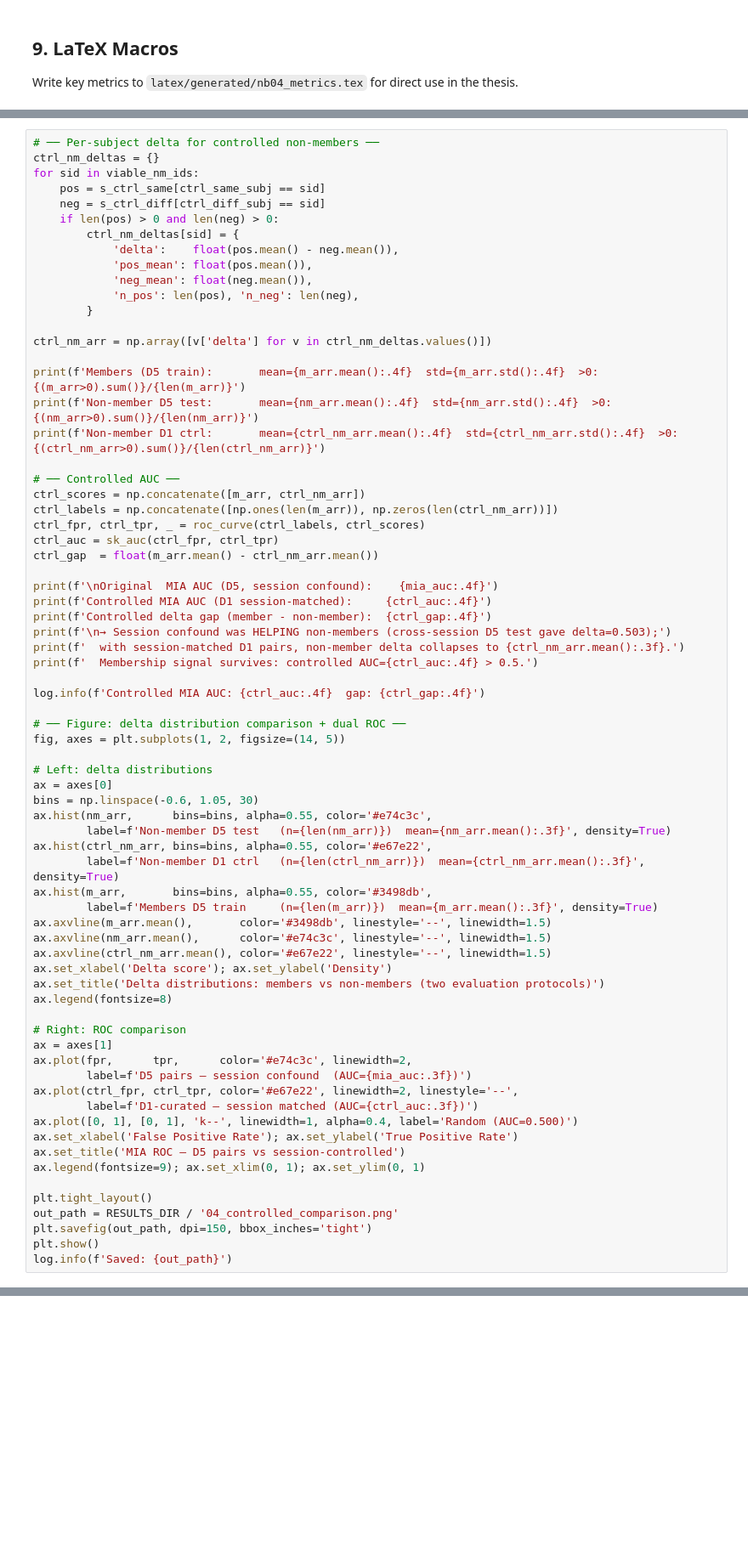
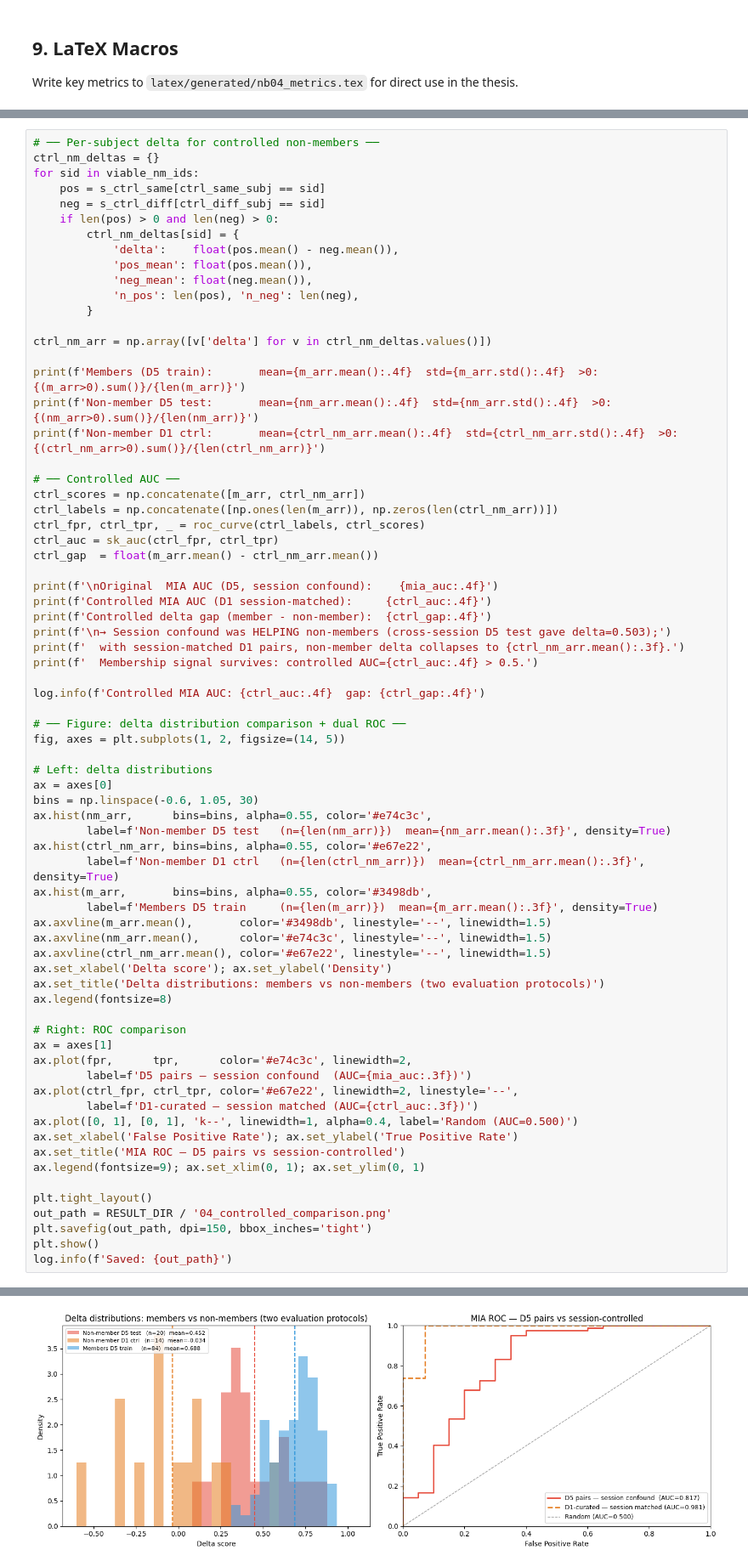
Before and after one commit to Karma39/gait-mia, a Jupyter notebook: notebooks/04_mia_signal.ipynb, the cells around one changed output, grey strips where cells are left out. Shown at 85% size. Drawn from its saved outputs; the diff is of its cells as text; blank space fills up the shorter version.

```diff
--- a/notebooks/04_mia_signal.ipynb
+++ b/notebooks/04_mia_signal.ipynb
@@ -723,7 +805,8 @@ ax.set_title('MIA ROC — D5 pairs vs session-controlled')
 ax.legend(fontsize=9); ax.set_xlim(0, 1); ax.set_ylim(0, 1)
 
 plt.tight_layout()
-out_path = RESULTS_DIR / '04_controlled_comparison.png'
+out_path = RESULT_DIR / '04_controlled_comparison.png'
 plt.savefig(out_path, dpi=150, bbox_inches='tight')
 plt.show()
 log.info(f'Saved: {out_path}')
+# %% [output]
@@ -729,0 +825 @@ log.info(f'Saved: {out_path}')
+[figure, added]
```
Also changed, not shown: parts of 20 cells of this notebook, 10 other files.
